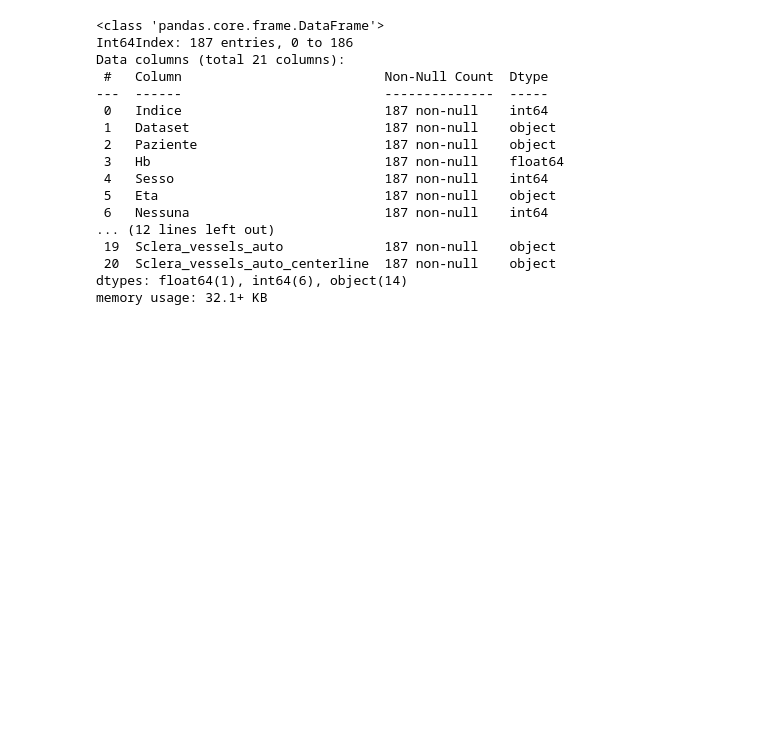
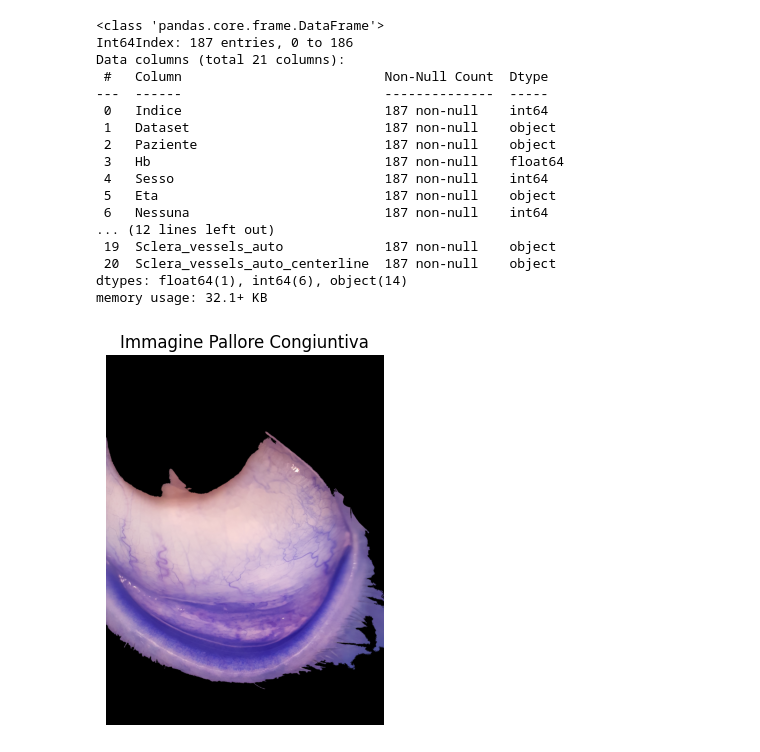
Before and after one commit to domenico1995/SM, a Jupyter notebook: SM.ipynb, the cells around one changed output. Drawn from its saved outputs; the diff is of its cells as text; code cells hidden in the pictures; blank space fills up the shorter version.

```diff
--- a/SM.ipynb
+++ b/SM.ipynb
@@ -468,0 +484,21 @@ for index, row in dataset.iterrows():
+# %%
+import matplotlib.pyplot as plt
+
+# Assicurati che il dataframe sia stato creato correttamente e contenga l'immagine
+if not d.empty and 'Immagine_Pallore_Congiuntiva' in d.columns:
+    # Ottieni l'immagine del pallore della congiuntiva dalla prima riga
+    prima_immagine_pallore = d.loc[0, 'Immagine_Pallore_Congiuntiva']
+
+    # Verifica se l'immagine non è nulla
+    if prima_immagine_pallore is not None:
+        # Visualizza l'immagine
+        plt.imshow(prima_immagine_pallore, cmap='gray')
+        plt.title('Immagine Pallore Congiuntiva')
+        plt.axis('off')
+        plt.show()
+    else:
+        print("L'immagine del pallore della congiuntiva nella prima riga è vuota.")
+else:
+    print("Il dataframe è vuoto o non contiene la colonna 'Immagine_Pallore_Congiuntiva'.")
+# %% [output]
+[figure, added]
```
Also changed, not shown: parts of 3 cells of this notebook.
